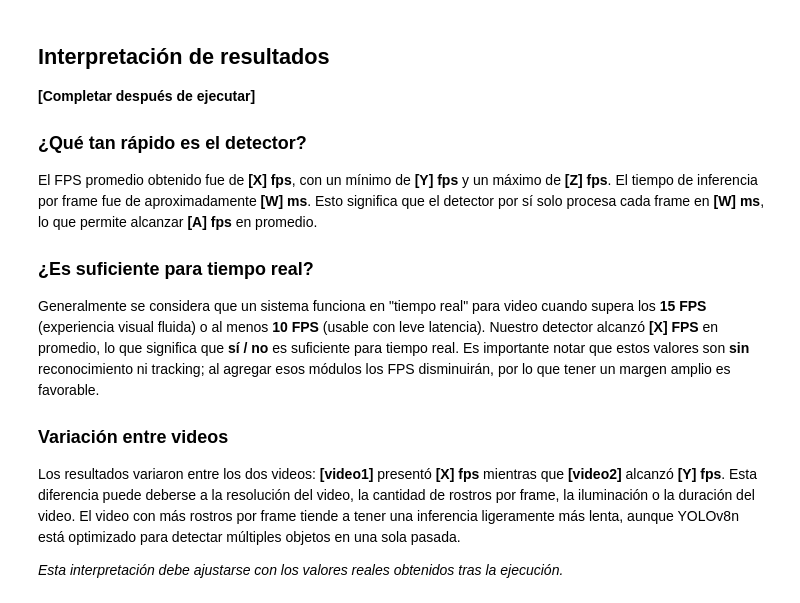
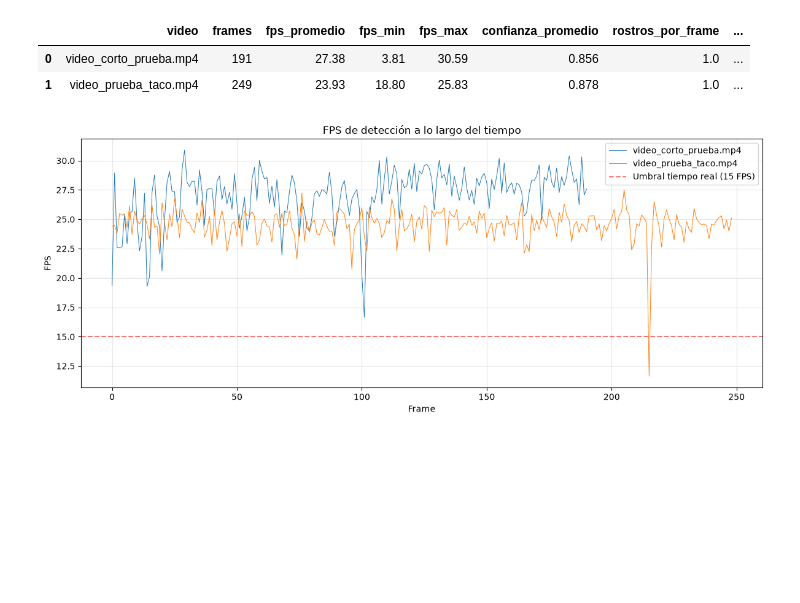
Before and after one commit to MiguelTacoZavala/sistema-control-asistencia-facial, a Jupyter notebook: experiments/exp1_deteccion_base.ipynb, the cells around one changed output. Drawn from its saved outputs; the diff is of its cells as text; code cells hidden in the pictures; blank space fills up the shorter version.

Commit message:
chore: Aactualizacion del experimento 1 ya ejecutado en el proyecto, subido al drive y tambien se agrega al main codigo para iniciar opencv e integrando lo implementado en detector.py

```diff
--- a/experiments/exp1_deteccion_base.ipynb
+++ b/experiments/exp1_deteccion_base.ipynb
@@ -37,10 +13,8 @@ import cv2
 import matplotlib.pyplot as plt
 import pandas as pd
 
-# En Colab ya hicimos %cd al repo raíz. En local, el notebook
-# está en experiments/ así que la raíz es un nivel arriba.
-IN_COLAB = 'google.colab' in sys.modules
-RAIZ = Path.cwd() if IN_COLAB else Path.cwd().parent
+# El notebook está en experiments/, la raíz del proyecto es un nivel arriba
+RAIZ = Path.cwd().parent
 sys.path.insert(0, str(RAIZ))
 
 from src.detector import FaceDetector
@@ -50,7 +27,4 @@ print("Imports completados.")
 # %%
-# Configurar detector con umbral por defecto
-RUTA_MODELO = RAIZ / "models" / "yolov8n-face.pt"
-detector = FaceDetector(str(RUTA_MODELO), conf_threshold=0.5)
-
-print(f"Modelo cargado desde: {RUTA_MODELO}")
-print(f"Umbral de confianza: {detector.conf_threshold}")
+# Cargar detector con umbral por defecto
+DETECTOR = FaceDetector(str(RAIZ / "models" / "yolov8n-face.pt"), conf_threshold=0.5)
+print(f"Modelo cargado. Umbral de confianza: {DETECTOR.conf_threshold}")
@@ -137,36 +117,39 @@ for ruta_video in videos:
 # %%
-# Tabla resumen con pandas
-df_resultados = pd.DataFrame(resultados_por_video)
-display(df_resultados)
+# Tabla de resultados
+df = pd.DataFrame(resultados_por_video)
+display(df)
+# %% [output]
+|  | video | frames | fps_promedio | fps_min | fps_max | confianza_promedio | rostros_por_frame | ... |
+| 0 | video_corto_prueba.mp4 | 191 | 27.38 | 3.81 | 30.59 | 0.856 | 1.0 | ... |
+| 1 | video_prueba_taco.mp4 | 249 | 23.93 | 18.80 | 25.83 | 0.878 | 1.0 | ... |
 # %%
-# Gráfico de FPS a lo largo del tiempo
+# Gráfico FPS a lo largo del tiempo
 fig, ax = plt.subplots(figsize=(12, 5))
 
-for ruta_video in videos:
-    nombre = ruta_video.name
-    cap = cv2.VideoCapture(str(ruta_video))
-
-    fps_frame = []
+for ruta in videos:
+    cap = cv2.VideoCapture(str(ruta))
+    fps_vals = []
     while True:
         ret, frame = cap.read()
         if not ret:
             break
         t0 = time.perf_counter()
-        _ = detector.detect(frame)
+        _ = DETECTOR.detect(frame)
         t1 = time.perf_counter()
-        t_ms = (t1 - t0) * 1000
-        fps_frame.append(1000 / t_ms if t_ms > 0 else 0)
-
+        ms = (t1 - t0) * 1000
+        fps_vals.append(1000 / ms if ms > 0 else 0)
     cap.release()
-    ax.plot(fps_frame, label=nombre, linewidth=0.7)
+    ax.plot(fps_vals, label=ruta.name, linewidth=0.7)
 
 ax.axhline(y=15, color='r', linestyle='--', alpha=0.5, label='Umbral tiempo real (15 FPS)')
 ax.set_xlabel("Frame")
 ax.set_ylabel("FPS")
 ax.set_title("FPS de detección a lo largo del tiempo")
 ax.legend()
 ax.grid(True, alpha=0.3)
 plt.tight_layout()
 plt.savefig(RAIZ / "experiments" / "graphs" / "fps_tiempo_real.png", dpi=150)
 plt.show()
+# %% [output]
+[figure, added]
 # %%
@@ -177,28 +158,0 @@ print(f"Resultados guardados en: {ruta_csv}")
-# %% [markdown]
-## Interpretación de resultados
-
-**[Completar después de ejecutar]**
-
-### ¿Qué tan rápido es el detector?
-
-El FPS promedio obtenido fue de **[X] fps**, con un mínimo de **[Y] fps** y un máximo de **[Z] fps**.
-El tiempo de inferencia por frame fue de aproximadamente **[W] ms**. Esto significa que el detector
-por sí solo procesa cada frame en **[W] ms**, lo que permite alcanzar **[A] fps** en promedio.
-
-### ¿Es suficiente para tiempo real?
-
-Generalmente se considera que un sistema funciona en "tiempo real" para video cuando supera
-los **15 FPS** (experiencia visual fluida) o al menos **10 FPS** (usable con leve latencia).
-Nuestro detector alcanzó **[X] FPS** en promedio, lo que significa que **sí / no** es suficiente
-para tiempo real. Es importante notar que estos valores son **sin** reconocimiento ni tracking;
-al agregar esos módulos los FPS disminuirán, por lo que tener un margen amplio es favorable.
-
-### Variación entre videos
-
-Los resultados variaron entre los dos videos: **[video1]** presentó **[X] fps** mientras que
-**[video2]** alcanzó **[Y] fps**. Esta diferencia puede deberse a la resolución del video,
-la cantidad de rostros por frame, la iluminación o la duración del video. El video con más
-rostros por frame tiende a tener una inferencia ligeramente más lenta, aunque YOLOv8n está
-optimizado para detectar múltiples objetos en una sola pasada.
-
-*Esta interpretación debe ajustarse con los valores reales obtenidos tras la ejecución.*
```
Also changed, not shown: parts of 12 cells of this notebook, 5 other files.
